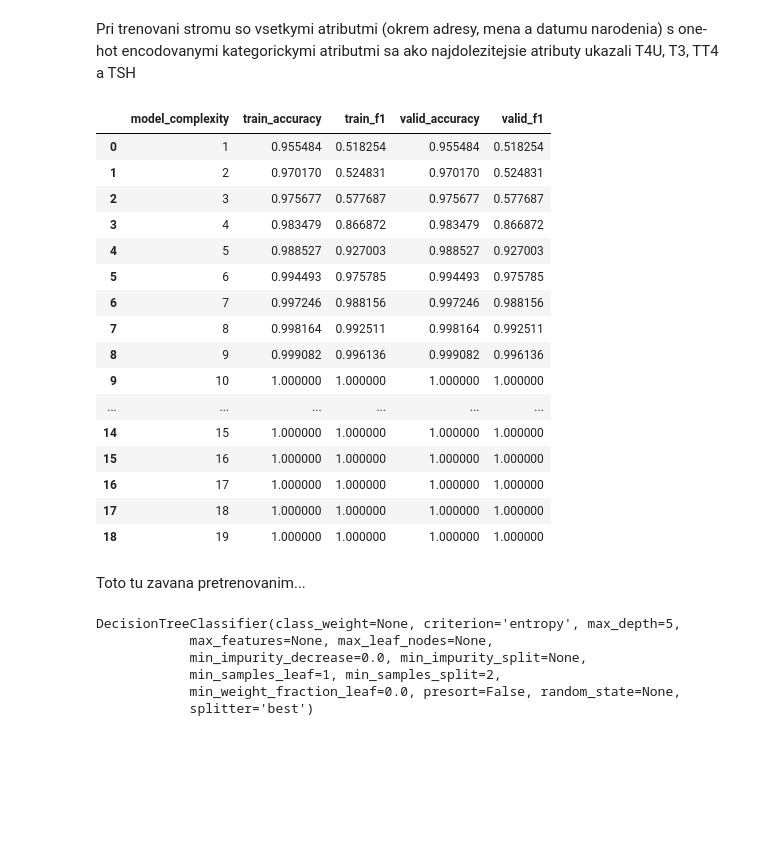
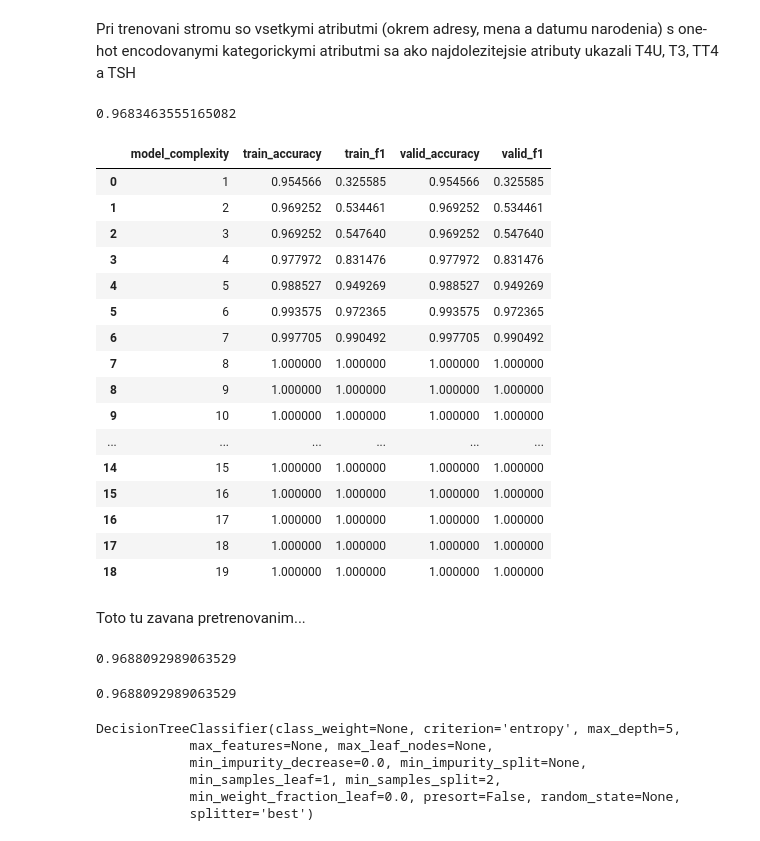
Before and after one commit to MatusPilnan/nadejny-informatik, a Jupyter notebook: utrzok-z-krabicky-od-elemiek.ipynb, the cells around one changed output. Saved outputs shown, nothing was run; the diff lists cells and outputs as text; code cells hidden in the pictures; blank space fills up the shorter version.

```diff
--- a/utrzok-z-krabicky-od-elemiek.ipynb
+++ b/utrzok-z-krabicky-od-elemiek.ipynb
@@ -140,7 +141,11 @@ dolezitost.sort_values(by='Importance', ascending=False).head(15)
 # %% [markdown]
 Pri trenovani stromu so vsetkymi atributmi (okrem adresy, mena a datumu narodenia) s one-hot encodovanymi kategorickymi atributmi sa ako najdolezitejsie atributy ukazali T4U, T3, TT4 a TSH
+# %%
+pd.Series(cross_val_score(klasifikator_vsetkeho, zakodovane_trenovacie.select_dtypes(numpy.number), zakodovane_trenovacie['class'], cv=10)).mean()
+# %% [output]
+0.9683463555165082
 # %%
-def testy_hlbok(trenovacie, overovacie, stlpce=[]):
+def testy_hlbok(trenovacie, overovacie, stlpce=[], klasifikator=DecisionTreeClassifier(criterion='entropy')):
     X_train = trenovacie[stlpce] if stlpce else trenovacie.select_dtypes(numpy.number)
     y_train = trenovacie['class']
     results = []
@@ -150,7 +155,8 @@ def testy_hlbok(trenovacie, overovacie, stlpce=[]):
     for i in range(1, 20):
         row = {'model_complexity': i}
 
-        clf = DecisionTreeClassifier(max_depth=i)
+        clf = klasifikator
+        clf.max_depth=i
 
         pred = clf.fit(X_train, y_train).predict(X_train)
         row['train_accuracy'] = accuracy_score(y_train, pred)
@@ -165,19 +171,19 @@ def testy_hlbok(trenovacie, overovacie, stlpce=[]):
     return results
 # %%
 zakodovane_overovacie = zakoduj(overovacie)
-zlozitosti_na_vsetkom = pd.DataFrame(testy_hlbok(zakododvane_trenovacie, zakodovane_overovacie))
+zlozitosti_na_vsetkom = pd.DataFrame(testy_hlbok(zakododvane_trenovacie, zakodovane_overovacie, klasifikator=klasifikator_vsetkeho))
 zlozitosti_na_vsetkom
 # %% [output]
 |  | model_complexity | train_accuracy | train_f1 | valid_accuracy | valid_f1 |
-| 0 | 1 | 0.955484 | 0.518254 | 0.955484 | 0.518254 |
-| 1 | 2 | 0.970170 | 0.524831 | 0.970170 | 0.524831 |
-| 2 | 3 | 0.975677 | 0.577687 | 0.975677 | 0.577687 |
-| 3 | 4 | 0.983479 | 0.866872 | 0.983479 | 0.866872 |
-| 4 | 5 | 0.988527 | 0.927003 | 0.988527 | 0.927003 |
-| 5 | 6 | 0.994493 | 0.975785 | 0.994493 | 0.975785 |
-| 6 | 7 | 0.997246 | 0.988156 | 0.997246 | 0.988156 |
-| 7 | 8 | 0.998164 | 0.992511 | 0.998164 | 0.992511 |
-| 8 | 9 | 0.999082 | 0.996136 | 0.999082 | 0.996136 |
+| 0 | 1 | 0.954566 | 0.325585 | 0.954566 | 0.325585 |
+| 1 | 2 | 0.969252 | 0.534461 | 0.969252 | 0.534461 |
+| 2 | 3 | 0.969252 | 0.547640 | 0.969252 | 0.547640 |
+| 3 | 4 | 0.977972 | 0.831476 | 0.977972 | 0.831476 |
+| 4 | 5 | 0.988527 | 0.949269 | 0.988527 | 0.949269 |
+| 5 | 6 | 0.993575 | 0.972365 | 0.993575 | 0.972365 |
+| 6 | 7 | 0.997705 | 0.990492 | 0.997705 | 0.990492 |
+| 7 | 8 | 1.000000 | 1.000000 | 1.000000 | 1.000000 |
+| 8 | 9 | 1.000000 | 1.000000 | 1.000000 | 1.000000 |
 | 9 | 10 | 1.000000 | 1.000000 | 1.000000 | 1.000000 |
 | ... | ... | ... | ... | ... | ... |
 | 14 | 15 | 1.000000 | 1.000000 | 1.000000 | 1.000000 |
@@ -187,6 +193,22 @@ zlozitosti_na_vsetkom
 | 18 | 19 | 1.000000 | 1.000000 | 1.000000 | 1.000000 |
 # %% [markdown]
 Toto tu zavana pretrenovanim...
+# %%
+pocet_neg = trenovacie[trenovacie['class'] == 'negative'].count()
+pocet_inc = trenovacie[trenovacie['class'] == 'increased binding protein'].count()
+pocet_dec = trenovacie[trenovacie['class'] == 'decreased binding protein'].count()
+
+klasifikator_vahy = DecisionTreeClassifier(criterion='entropy', class_weight='balanced') # klasifikator vyvazuje pocty tried
+natrenuj(klasifikator_vahy, zakodovane_trenovacie)
+pd.Series(cross_val_score(klasifikator_vahy, zakodovane_trenovacie.select_dtypes(numpy.number), zakodovane_trenovacie['class'], cv=10)).mean()
+# %% [output]
+0.9688092989063529
+# %%
+
+zlozitosti_na_vsetkom = pd.DataFrame(testy_hlbok(zakododvane_trenovacie, zakodovane_overovacie, klasifikator=klasifikator_vahy))
+zlozitosti_na_vsetkom
+# %% [output]
+0.9688092989063529
 # %%
 cls = DecisionTreeClassifier(criterion='entropy', max_depth=5)
 X = trenovacie[['TT4', 'T4U', 'T3']]
```
Also changed, not shown: parts of 5 cells of this notebook.
